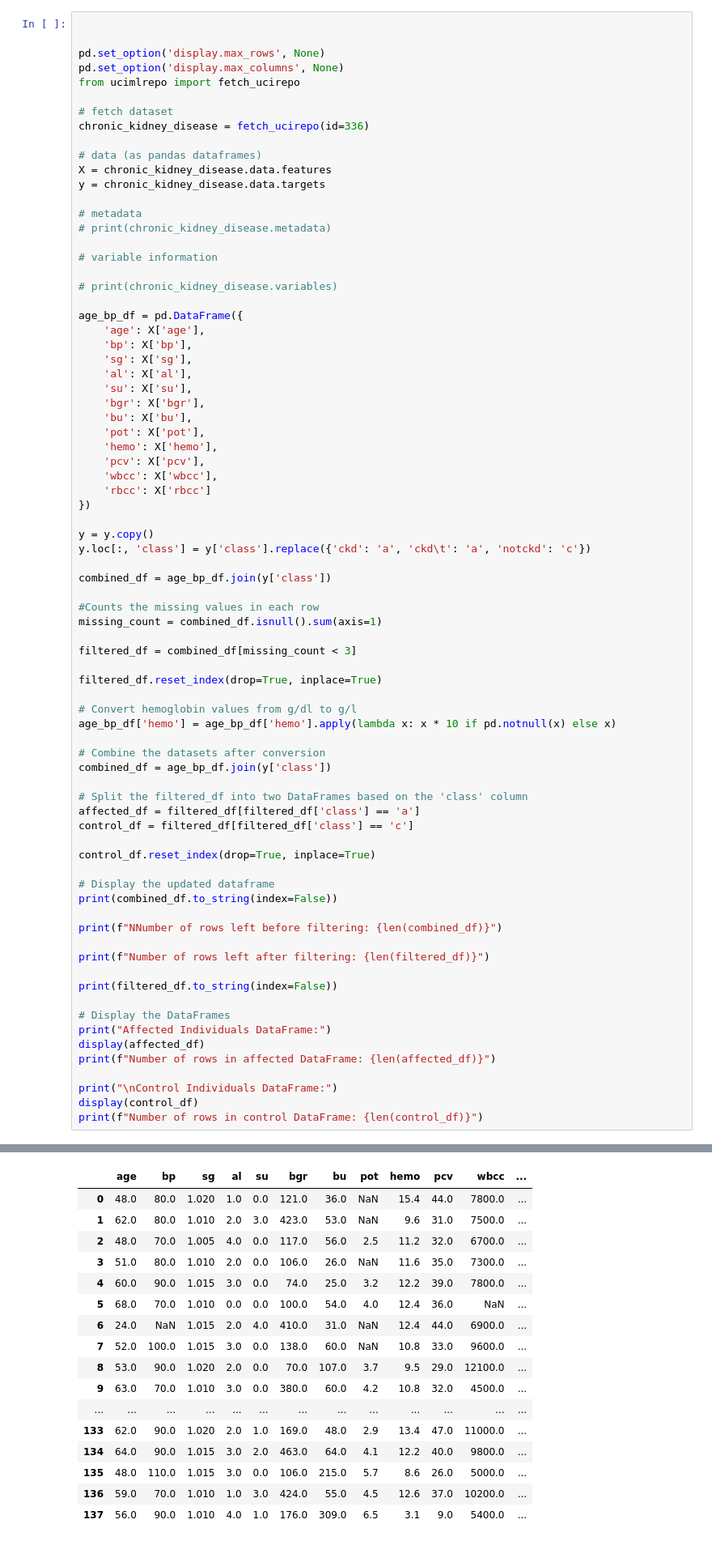
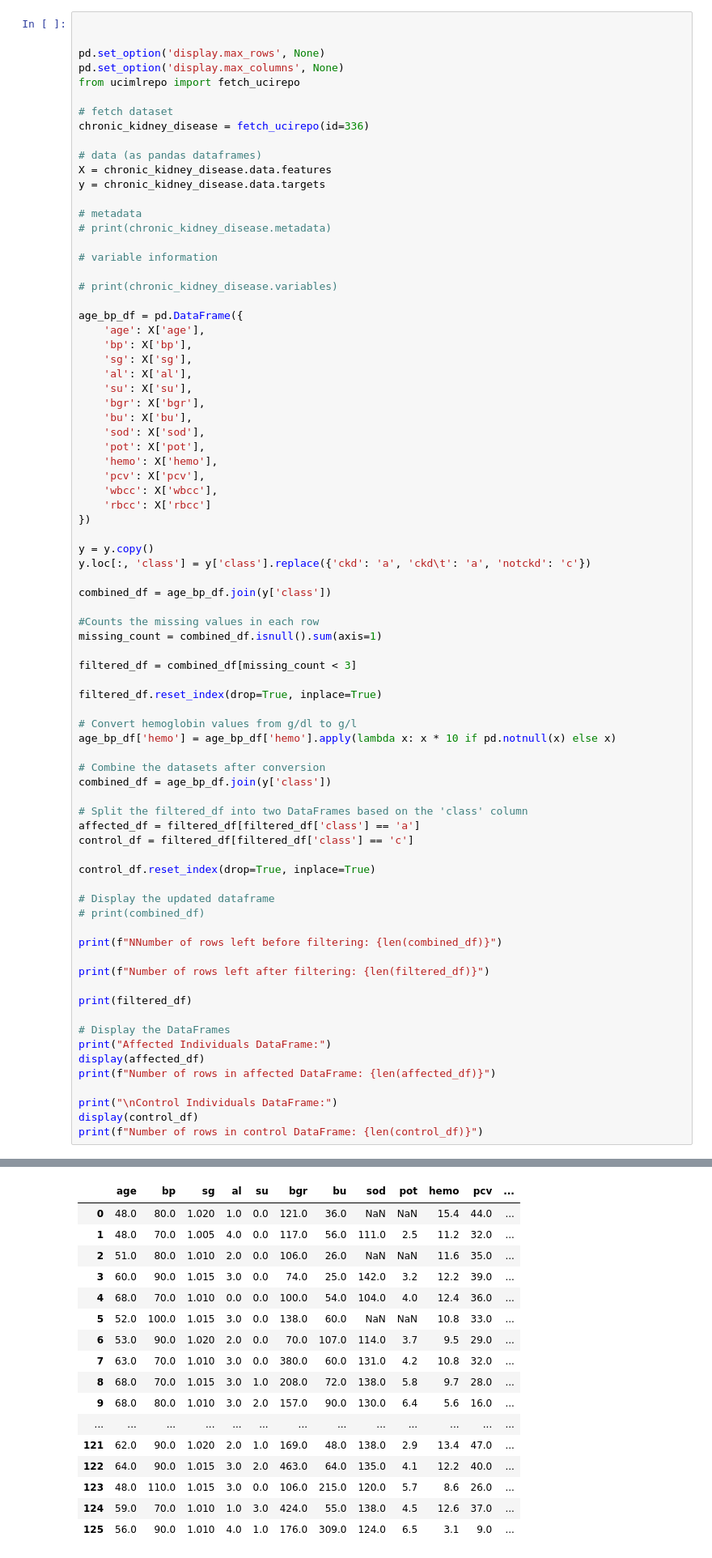
Before and after one commit to Islake/KoneOppiminen, a Jupyter notebook: tasks/DataPreprocessing.ipynb, the cells around one changed output, grey strips where cells are left out. Shown at 81% size. Drawn from its saved outputs; the diff is of its cells as text.

```diff
--- a/tasks/DataPreprocessing.ipynb
+++ b/tasks/DataPreprocessing.ipynb
@@ -30,6 +32,7 @@ age_bp_df = pd.DataFrame({
     'su': X['su'],
     'bgr': X['bgr'],
     'bu': X['bu'],
+    'sod': X['sod'],
     'pot': X['pot'],
     'hemo': X['hemo'],
     'pcv': X['pcv'],
@@ -62,13 +65,13 @@ control_df = filtered_df[filtered_df['class'] == 'c']
 control_df.reset_index(drop=True, inplace=True)
 
 # Display the updated dataframe
-print(combined_df.to_string(index=False))
+# print(combined_df)
 
 print(f"NNumber of rows left before filtering: {len(combined_df)}")
 
 print(f"Number of rows left after filtering: {len(filtered_df)}")
 
-print(filtered_df.to_string(index=False))
+print(filtered_df)
 
 # Display the DataFrames
 print("Affected Individuals DataFrame:")
@@ -98,18 +101,18 @@ print(f"Number of rows in control DataFrame: {len(control_df)}")
 Affected Individuals DataFrame:
-|  | age | bp | sg | al | su | bgr | bu | pot | hemo | pcv | wbcc | ... |
-| 0 | 48.0 | 80.0 | 1.020 | 1.0 | 0.0 | 121.0 | 36.0 | NaN | 15.4 | 44.0 | 7800.0 | ... |
-| 1 | 62.0 | 80.0 | 1.010 | 2.0 | 3.0 | 423.0 | 53.0 | NaN | 9.6 | 31.0 | 7500.0 | ... |
-| 2 | 48.0 | 70.0 | 1.005 | 4.0 | 0.0 | 117.0 | 56.0 | 2.5 | 11.2 | 32.0 | 6700.0 | ... |
-| 3 | 51.0 | 80.0 | 1.010 | 2.0 | 0.0 | 106.0 | 26.0 | NaN | 11.6 | 35.0 | 7300.0 | ... |
-| 4 | 60.0 | 90.0 | 1.015 | 3.0 | 0.0 | 74.0 | 25.0 | 3.2 | 12.2 | 39.0 | 7800.0 | ... |
-| 5 | 68.0 | 70.0 | 1.010 | 0.0 | 0.0 | 100.0 | 54.0 | 4.0 | 12.4 | 36.0 | NaN | ... |
-| 6 | 24.0 | NaN | 1.015 | 2.0 | 4.0 | 410.0 | 31.0 | NaN | 12.4 | 44.0 | 6900.0 | ... |
-| 7 | 52.0 | 100.0 | 1.015 | 3.0 | 0.0 | 138.0 | 60.0 | NaN | 10.8 | 33.0 | 9600.0 | ... |
-| 8 | 53.0 | 90.0 | 1.020 | 2.0 | 0.0 | 70.0 | 107.0 | 3.7 | 9.5 | 29.0 | 12100.0 | ... |
-| 9 | 63.0 | 70.0 | 1.010 | 3.0 | 0.0 | 380.0 | 60.0 | 4.2 | 10.8 | 32.0 | 4500.0 | ... |
+|  | age | bp | sg | al | su | bgr | bu | sod | pot | hemo | pcv | ... |
+| 0 | 48.0 | 80.0 | 1.020 | 1.0 | 0.0 | 121.0 | 36.0 | NaN | NaN | 15.4 | 44.0 | ... |
+| 1 | 48.0 | 70.0 | 1.005 | 4.0 | 0.0 | 117.0 | 56.0 | 111.0 | 2.5 | 11.2 | 32.0 | ... |
+| 2 | 51.0 | 80.0 | 1.010 | 2.0 | 0.0 | 106.0 | 26.0 | NaN | NaN | 11.6 | 35.0 | ... |
+| 3 | 60.0 | 90.0 | 1.015 | 3.0 | 0.0 | 74.0 | 25.0 | 142.0 | 3.2 | 12.2 | 39.0 | ... |
+| 4 | 68.0 | 70.0 | 1.010 | 0.0 | 0.0 | 100.0 | 54.0 | 104.0 | 4.0 | 12.4 | 36.0 | ... |
+| 5 | 52.0 | 100.0 | 1.015 | 3.0 | 0.0 | 138.0 | 60.0 | NaN | NaN | 10.8 | 33.0 | ... |
+| 6 | 53.0 | 90.0 | 1.020 | 2.0 | 0.0 | 70.0 | 107.0 | 114.0 | 3.7 | 9.5 | 29.0 | ... |
+| 7 | 63.0 | 70.0 | 1.010 | 3.0 | 0.0 | 380.0 | 60.0 | 131.0 | 4.2 | 10.8 | 32.0 | ... |
+| 8 | 68.0 | 70.0 | 1.015 | 3.0 | 1.0 | 208.0 | 72.0 | 138.0 | 5.8 | 9.7 | 28.0 | ... |
+| 9 | 68.0 | 80.0 | 1.010 | 3.0 | 2.0 | 157.0 | 90.0 | 130.0 | 6.4 | 5.6 | 16.0 | ... |
 | ... | ... | ... | ... | ... | ... | ... | ... | ... | ... | ... | ... | ... |
-| 133 | 62.0 | 90.0 | 1.020 | 2.0 | 1.0 | 169.0 | 48.0 | 2.9 | 13.4 | 47.0 | 11000.0 | ... |
-| 134 | 64.0 | 90.0 | 1.015 | 3.0 | 2.0 | 463.0 | 64.0 | 4.1 | 12.2 | 40.0 | 9800.0 | ... |
-| 135 | 48.0 | 110.0 | 1.015 | 3.0 | 0.0 | 106.0 | 215.0 | 5.7 | 8.6 | 26.0 | 5000.0 | ... |
-| 136 | 59.0 | 70.0 | 1.010 | 1.0 | 3.0 | 424.0 | 55.0 | 4.5 | 12.6 | 37.0 | 10200.0 | ... |
-| 137 | 56.0 | 90.0 | 1.010 | 4.0 | 1.0 | 176.0 | 309.0 | 6.5 | 3.1 | 9.0 | 5400.0 | ... |
+| 121 | 62.0 | 90.0 | 1.020 | 2.0 | 1.0 | 169.0 | 48.0 | 138.0 | 2.9 | 13.4 | 47.0 | ... |
+| 122 | 64.0 | 90.0 | 1.015 | 3.0 | 2.0 | 463.0 | 64.0 | 135.0 | 4.1 | 12.2 | 40.0 | ... |
+| 123 | 48.0 | 110.0 | 1.015 | 3.0 | 0.0 | 106.0 | 215.0 | 120.0 | 5.7 | 8.6 | 26.0 | ... |
+| 124 | 59.0 | 70.0 | 1.010 | 1.0 | 3.0 | 424.0 | 55.0 | 138.0 | 4.5 | 12.6 | 37.0 | ... |
+| 125 | 56.0 | 90.0 | 1.010 | 4.0 | 1.0 | 176.0 | 309.0 | 124.0 | 6.5 | 3.1 | 9.0 | ... |
```
Also changed, not shown: parts of 3 cells of this notebook.
